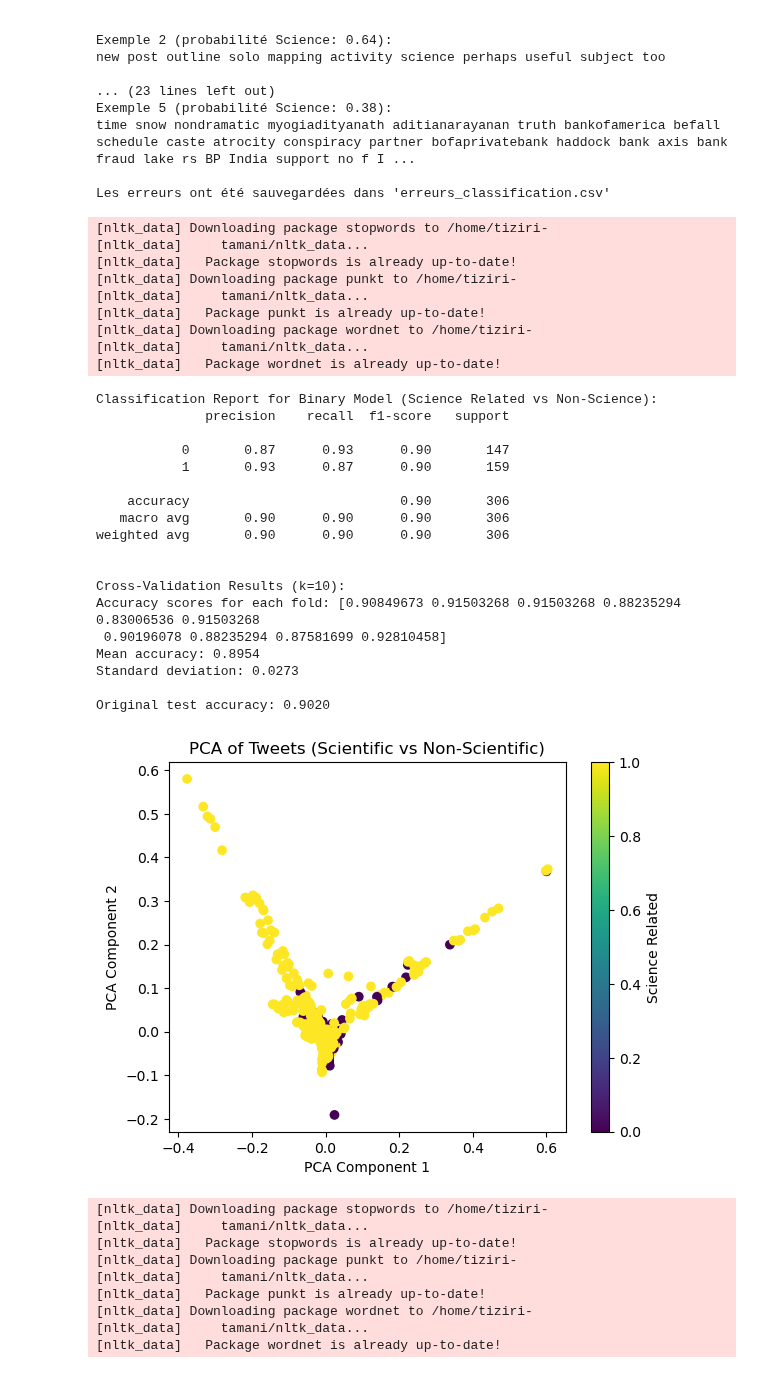
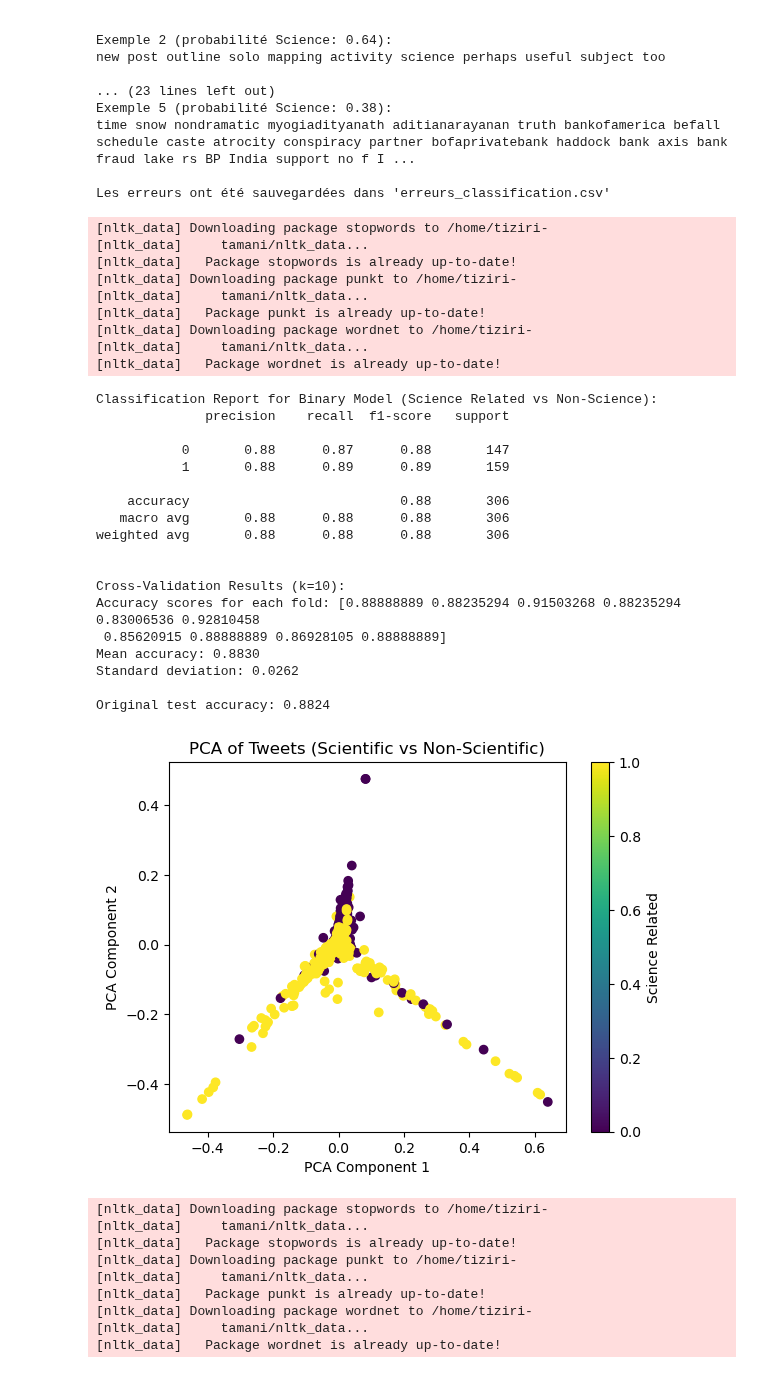
Before and after one commit to RaphaelRibes/machine-learning, a Jupyter notebook: Tbacknotebook.ipynb, the cells around one changed output. Saved outputs shown, nothing was run; the diff lists cells and outputs as text; code cells hidden in the pictures.

```diff
--- a/Tbacknotebook.ipynb
+++ b/Tbacknotebook.ipynb
@@ -600,7 +600,7 @@ df['cleaned_text'] = df['text'].apply(preprocess_tweet)
 X = df['cleaned_text']
 y_binary = df['science_related']
 
-vectorizer = TfidfVectorizer(ngram_range=(1, 2), max_features=100000)
+vectorizer = TfidfVectorizer(ngram_range=(1, 2), max_features=10000)
 X_vec = vectorizer.fit_transform(X)
 
 smote = SMOTE(random_state=42)
@@ -637,44 +637,44 @@ print(f"\nOriginal test accuracy: {binary_model.score(X_test, y_test):.4f}")  #
 
 
 # Visualisation des données avec PCA
 pca = PCA(n_components=2)
 X_pca = pca.fit_transform(X_res.toarray())
 
 plt.scatter(X_pca[:, 0], X_pca[:, 1], c=y_res, cmap='viridis')
 plt.xlabel('PCA Component 1')
 plt.ylabel('PCA Component 2')
 plt.title('PCA of Tweets (Scientific vs Non-Scientific)')
 plt.colorbar(label='Science Related')
 plt.show()
 # %% [output]
 [nltk_data] Downloading package stopwords to /home/tiziri-
 [nltk_data]     tamani/nltk_data...
 [nltk_data]   Package stopwords is already up-to-date!
 [nltk_data] Downloading package punkt to /home/tiziri-
 [nltk_data]     tamani/nltk_data...
 [nltk_data]   Package punkt is already up-to-date!
 [nltk_data] Downloading package wordnet to /home/tiziri-
 [nltk_data]     tamani/nltk_data...
 [nltk_data]   Package wordnet is already up-to-date!
 Classification Report for Binary Model (Science Related vs Non-Science):
               precision    recall  f1-score   support
 
-           0       0.87      0.93      0.90       147
-           1       0.93      0.87      0.90       159
+           0       0.88      0.87      0.88       147
+           1       0.88      0.89      0.89       159
 
-    accuracy                           0.90       306
-   macro avg       0.90      0.90      0.90       306
-weighted avg       0.90      0.90      0.90       306
+    accuracy                           0.88       306
+   macro avg       0.88      0.88      0.88       306
+weighted avg       0.88      0.88      0.88       306
 
 
 Cross-Validation Results (k=10):
-Accuracy scores for each fold: [0.90849673 0.91503268 0.91503268 0.88235294 0.83006536 0.91503268
- 0.90196078 0.88235294 0.87581699 0.92810458]
-Mean accuracy: 0.8954
-Standard deviation: 0.0273
+Accuracy scores for each fold: [0.88888889 0.88235294 0.91503268 0.88235294 0.83006536 0.92810458
+ 0.85620915 0.88888889 0.86928105 0.88888889]
+Mean accuracy: 0.8830
+Standard deviation: 0.0262
 
-Original test accuracy: 0.9020
+Original test accuracy: 0.8824
-[figure, old version]
+[figure, new version]
 # %%
 # Importations nécessaires
 import pandas as pd
```
